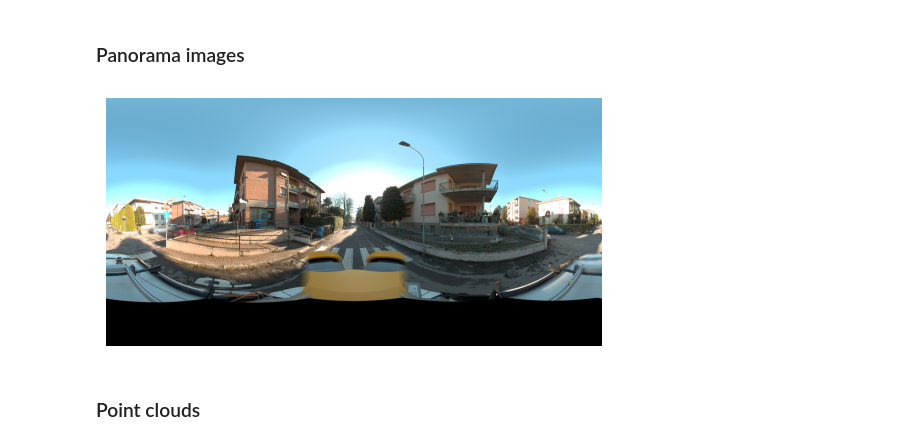
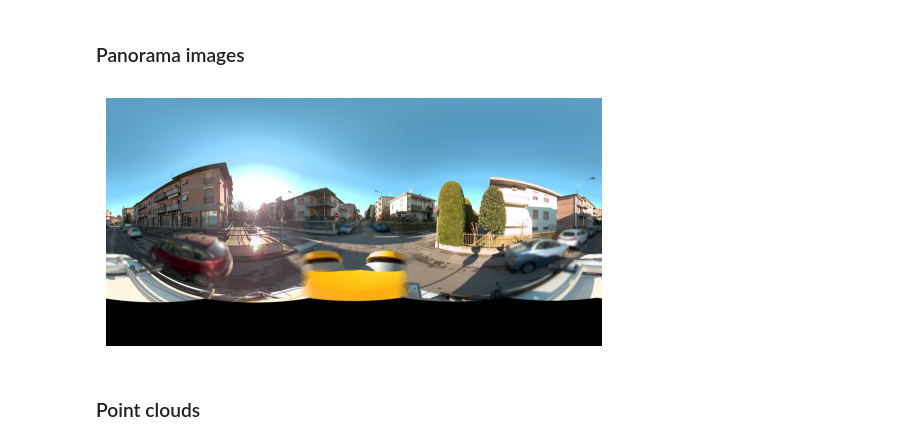
Before and after one commit to ifabfoundation/hammon-WP4, a Jupyter notebook: Load_sample.ipynb, the cells around one changed output. Drawn from its saved outputs; the diff is of its cells as text; code cells hidden in the pictures.

```diff
--- a/Load_sample.ipynb
+++ b/Load_sample.ipynb
@@ -19,15 +37,15 @@ images_folder = 'data/PANO_21_17/'
 lidar_folder = 'data/LAS_21_17/'
 # %%
 # Load an image
-image_path = images_folder + os.listdir(images_folder)[0]
+image_path = images_folder + os.listdir(images_folder)[5]
 image = Image.open(image_path)
 
 # Display the image
 plt.imshow(image)
 plt.axis('off')  # Hide the axes
 plt.show()
 # %% [output]
-[figure, old version]
+[figure, new version]
 # %% [markdown]
 ### Point clouds
 # %% [markdown]
```
Also changed, not shown: parts of 2 cells of this notebook, 2 other files.
